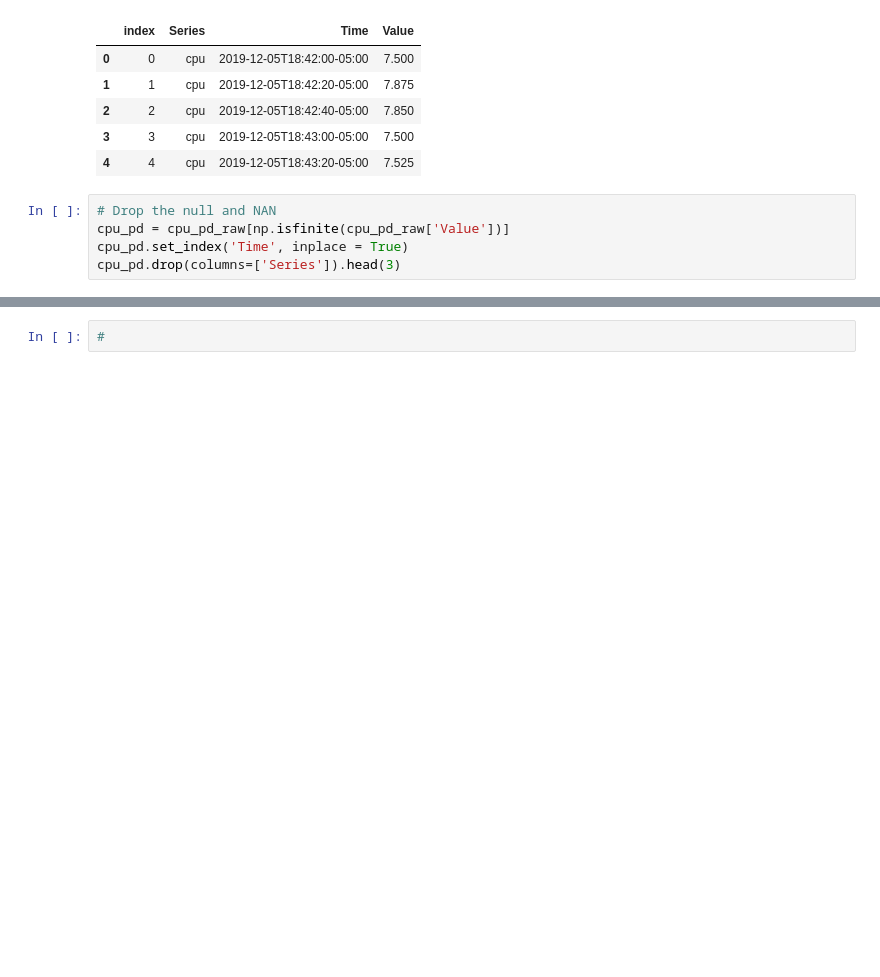
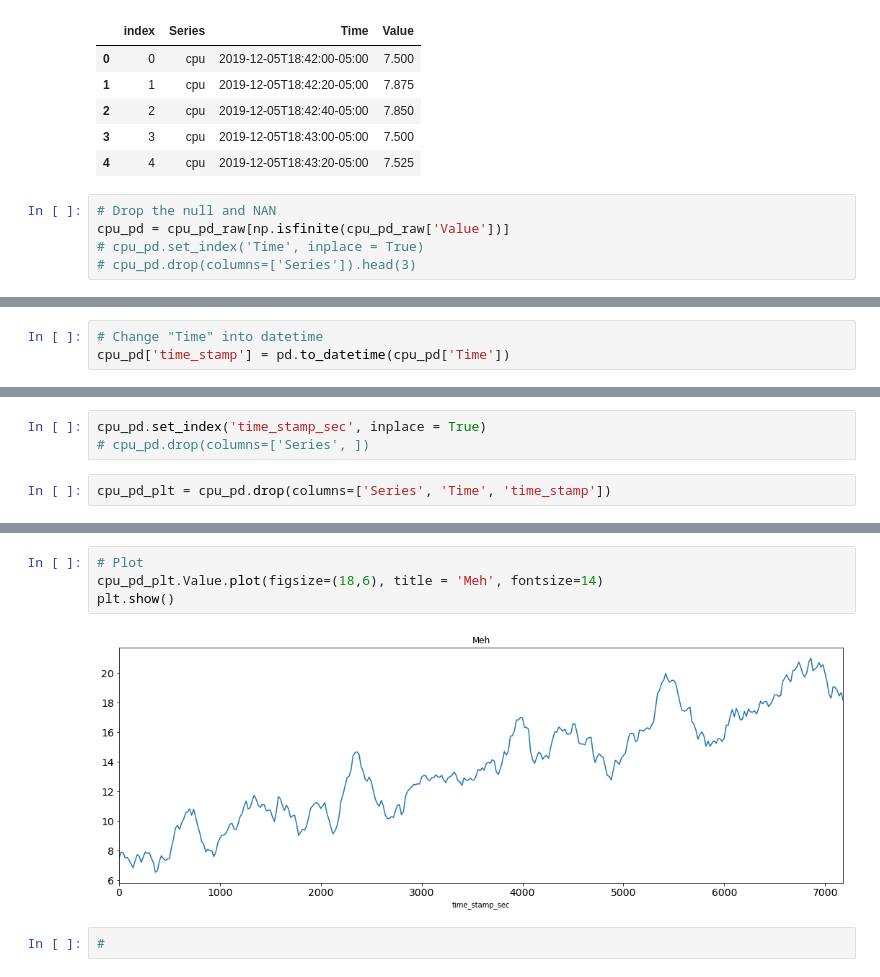
Before and after one commit to lucaspar/bingo, a Jupyter notebook: vis/result_vis.ipynb, the cells around one changed output, grey strips where cells are left out. Cells and saved outputs as stored; diff of their text form; blank space fills up the shorter version.

Commit message:
time series plotting

```diff
--- a/vis/result_vis.ipynb
+++ b/vis/result_vis.ipynb
@@ -37,5 +37,5 @@ cpu_pd_raw.reset_index().head(5)
 # %%
 # Drop the null and NAN
 cpu_pd = cpu_pd_raw[np.isfinite(cpu_pd_raw['Value'])]
-cpu_pd.set_index('Time', inplace = True)
-cpu_pd.drop(columns=['Series']).head(3)
+# cpu_pd.set_index('Time', inplace = True)
+# cpu_pd.drop(columns=['Series']).head(3)
@@ -47,0 +53,3 @@ cpu_pd.drop(columns=['Series']).head(3)
+# %%
+# Change "Time" into datetime
+cpu_pd['time_stamp'] = pd.to_datetime(cpu_pd['Time'])
@@ -47,0 +91,5 @@ cpu_pd.drop(columns=['Series']).head(3)
+# %%
+cpu_pd.set_index('time_stamp_sec', inplace = True)
+# cpu_pd.drop(columns=['Series', ])
+# %%
+cpu_pd_plt = cpu_pd.drop(columns=['Series', 'Time', 'time_stamp'])
@@ -48,3 +104,9 @@ cpu_pd.drop(columns=['Series']).head(3)
+# %%
+# Plot
+cpu_pd_plt.Value.plot(figsize=(18,6), title = 'Meh', fontsize=14)
+plt.show()
+# %% [output]
+[figure, added]
 # %%
 #
 # %% [markdown]
```
Also changed, not shown: parts of 11 cells of this notebook, 2 other files.
